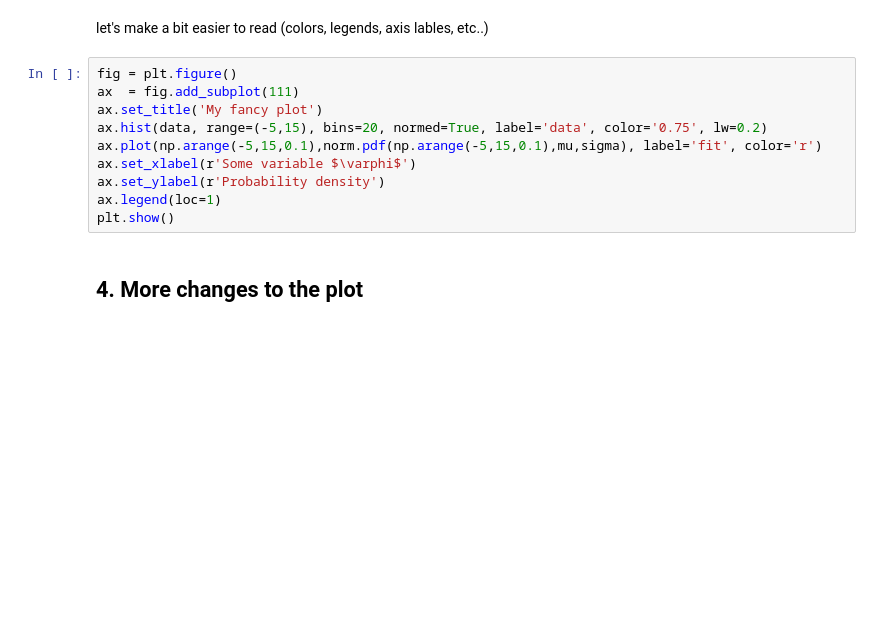
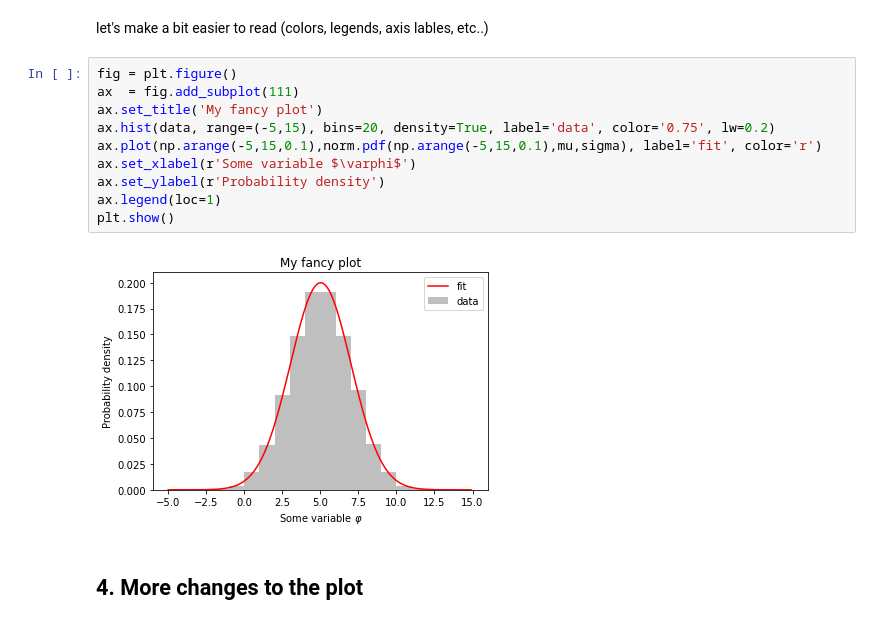
Before and after one commit to uu-python/day4-bestpractices-2, a Jupyter notebook: customized_plotting.ipynb, the cells around one changed output. Saved outputs shown, nothing was run; the diff lists cells and outputs as text; blank space fills up the shorter version.

```diff
--- a/customized_plotting.ipynb
+++ b/customized_plotting.ipynb
@@ -55,13 +59,15 @@ let's make a bit easier to read (colors, legends, axis lables, etc..)
 # %%
 fig = plt.figure()
 ax  = fig.add_subplot(111)
 ax.set_title('My fancy plot')
-ax.hist(data, range=(-5,15), bins=20, normed=True, label='data', color='0.75', lw=0.2)
+ax.hist(data, range=(-5,15), bins=20, density=True, label='data', color='0.75', lw=0.2)
 ax.plot(np.arange(-5,15,0.1),norm.pdf(np.arange(-5,15,0.1),mu,sigma), label='fit', color='r')
 ax.set_xlabel(r'Some variable $\varphi$')
 ax.set_ylabel(r'Probability density')
 ax.legend(loc=1)
 plt.show()
+# %% [output]
+[figure, added]
 # %% [markdown]
 ## 4. More changes to the plot
 # %% [markdown]
```
Also changed, not shown: parts of 7 cells of this notebook, 49 other files.
